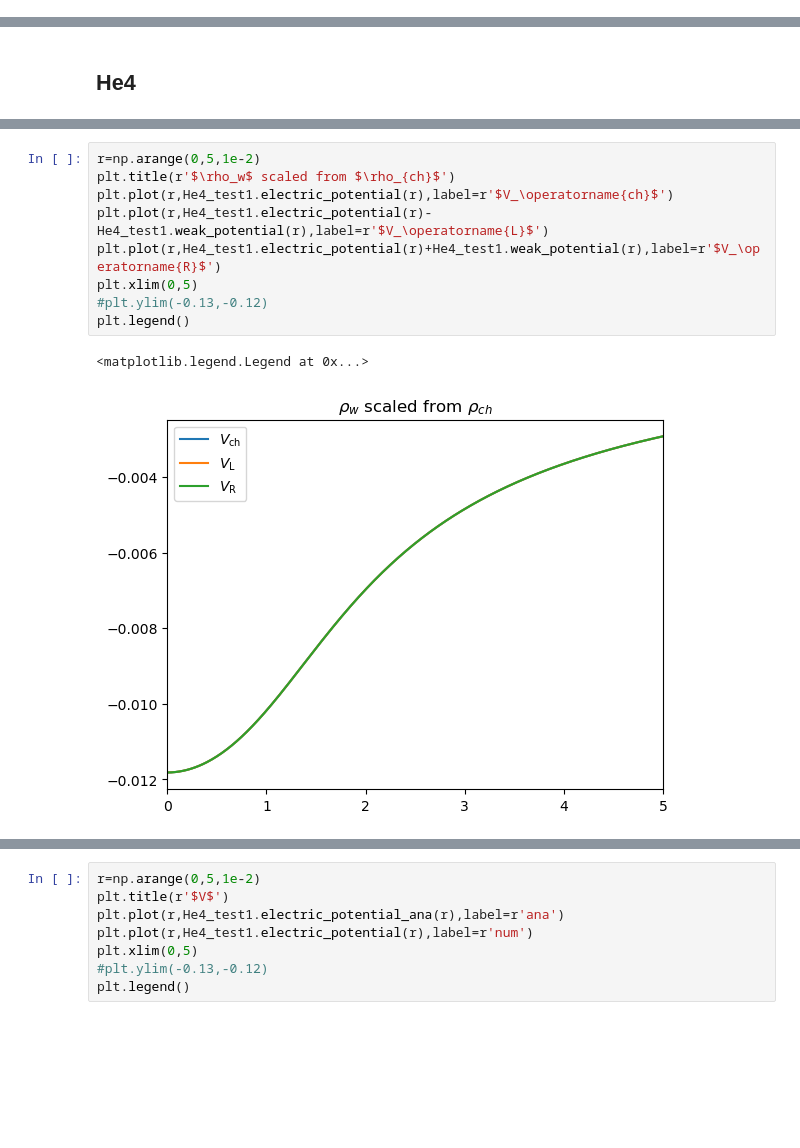
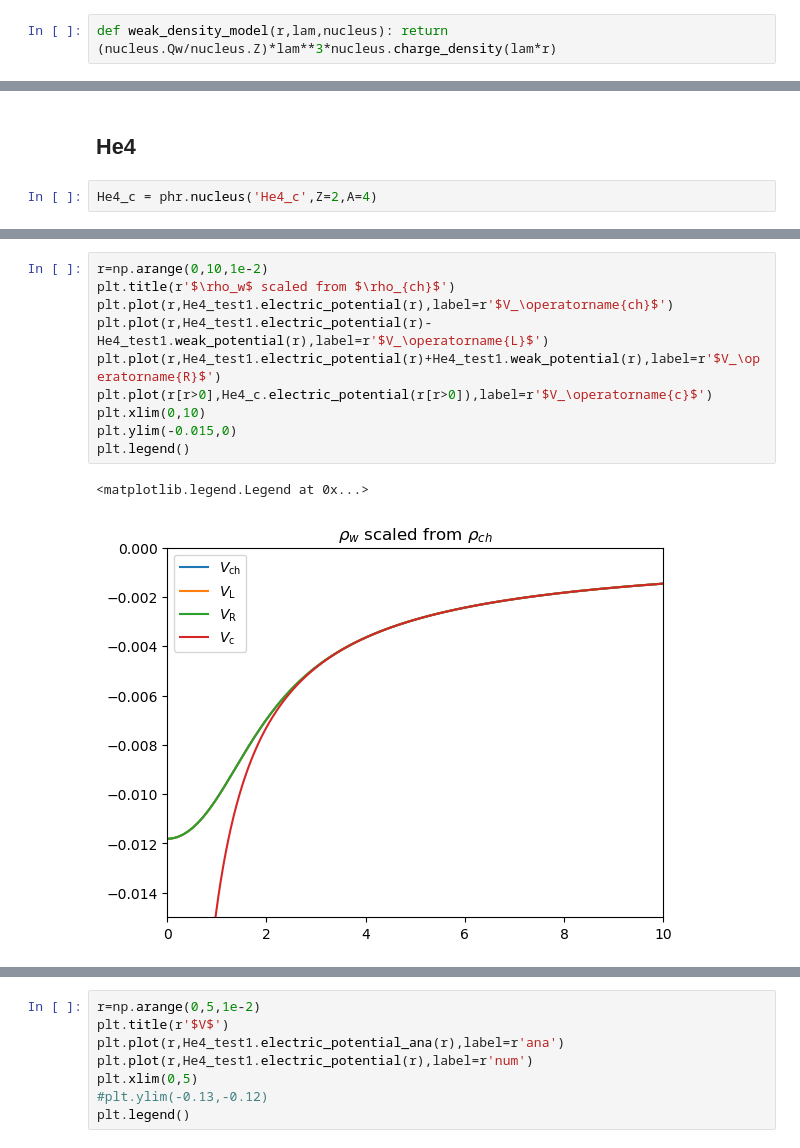
Before and after one commit to Partynumbers42/phasr, a Jupyter notebook: AsymmetryTest.ipynb, the cells around one changed output, grey strips where cells are left out. Cells and saved outputs as stored; diff of their text form; blank space fills up the shorter version.

```diff
--- a/AsymmetryTest.ipynb
+++ b/AsymmetryTest.ipynb
@@ -16,0 +19,2 @@ phr.__version__
+# %%
+def weak_density_model(r,lam,nucleus): return (nucleus.Qw/nucleus.Z)*lam**3*nucleus.charge_density(lam*r)
@@ -127,5 +265,7 @@ print(Pb208_test1.Vmin_ana)
 -0.1291961769809547
 # %% [markdown]
 ## He4
+# %%
+He4_c = phr.nucleus('He4_c',Z=2,A=4)
 # %%
 He4_test1 = phr.nucleus('He4_test_100',Z=2,A=4,c=1.008,z=0.327,w=0.445)
@@ -159,12 +322,13 @@ plt.legend()
 # %%
-r=np.arange(0,5,1e-2)
+r=np.arange(0,10,1e-2)
 plt.title(r'$\rho_w$ scaled from $\rho_{ch}$')
 plt.plot(r,He4_test1.electric_potential(r),label=r'$V_\operatorname{ch}$')
 plt.plot(r,He4_test1.electric_potential(r)-He4_test1.weak_potential(r),label=r'$V_\operatorname{L}$')
 plt.plot(r,He4_test1.electric_potential(r)+He4_test1.weak_potential(r),label=r'$V_\operatorname{R}$')
-plt.xlim(0,5)
-#plt.ylim(-0.13,-0.12)
+plt.plot(r[r>0],He4_c.electric_potential(r[r>0]),label=r'$V_\operatorname{c}$')
+plt.xlim(0,10)
+plt.ylim(-0.015,0)
 plt.legend()
 # %% [output]
 <matplotlib.legend.Legend at 0x...>
-[figure, old version]
+[figure, new version]
```
Also changed, not shown: parts of 49 cells of this notebook, 7 other files.
